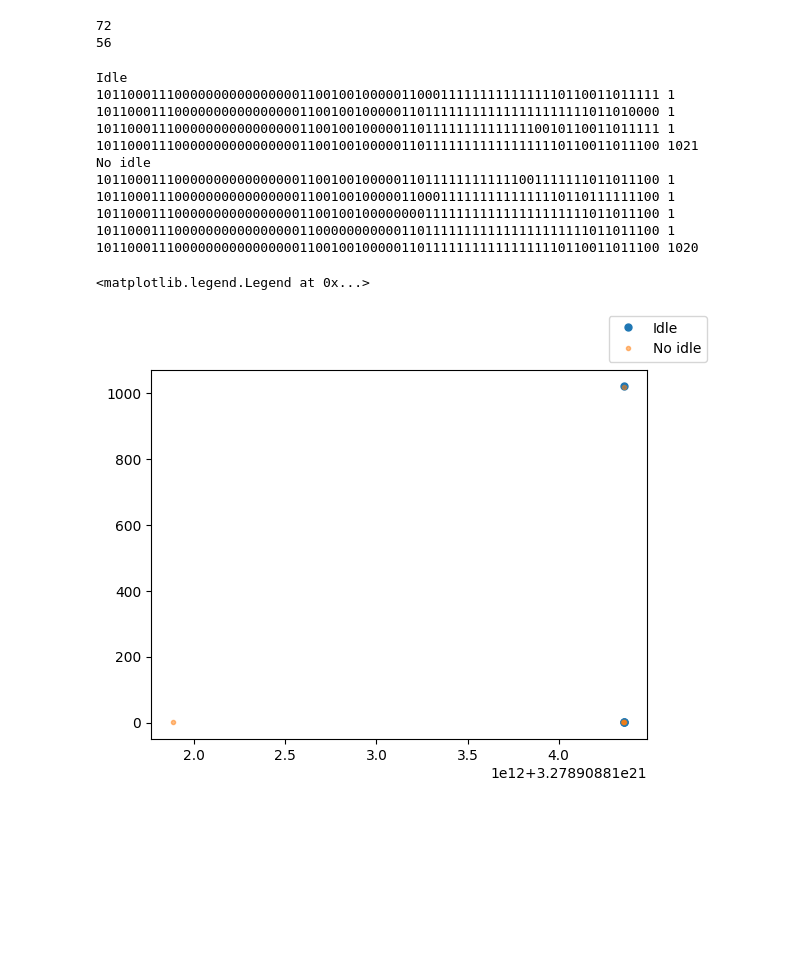
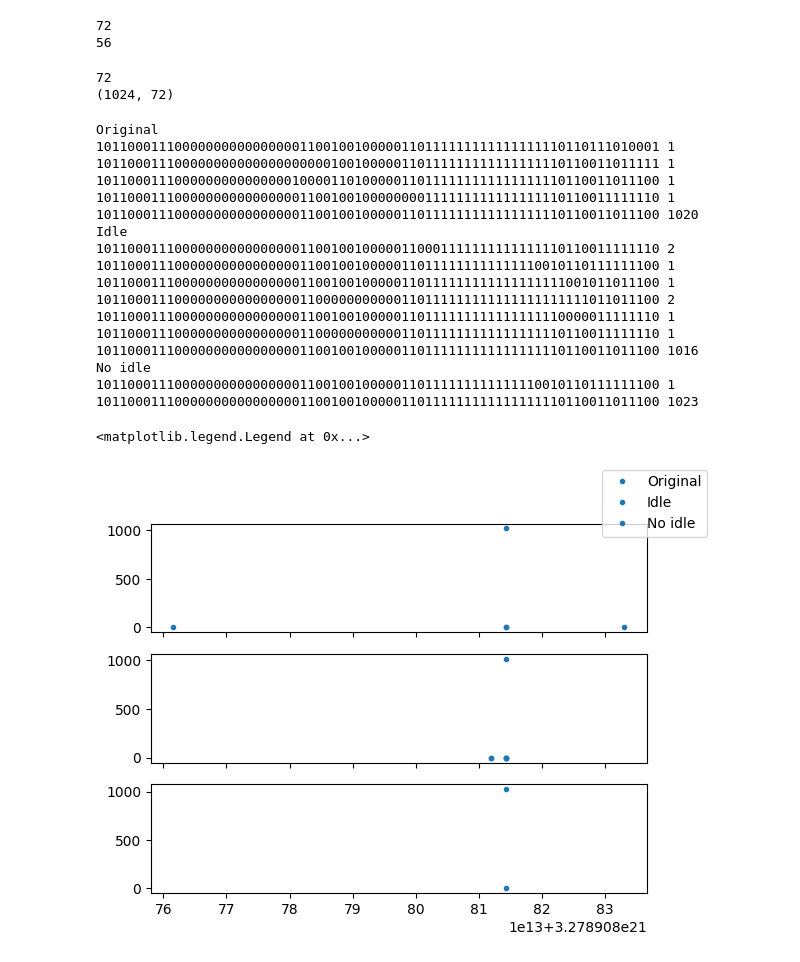
Before and after one commit to bdalfavero/calibrate-ibm, a Jupyter notebook: experiments/ATP/f14_idle_sampling.ipynb, the cells around one changed output. Cells and saved outputs as stored; diff of their text form; code cells hidden in the pictures; blank space fills up the shorter version.

Commit message:
Added samples from original circuit.

```diff
--- a/experiments/ATP/f14_idle_sampling.ipynb
+++ b/experiments/ATP/f14_idle_sampling.ipynb
@@ -61,3 +61,10 @@ circuit = qasm3.load(circuit_path)
 len(circuit.qubits)
 # %% [output]
 72
+# %%
+circuit_copy = circuit.copy()
+circuit_copy.measure_all()
+simulator = AerSimulator(method="matrix_product_state")
+result_original = simulator.run(circuit_copy).result()
+counts_original = result_original.get_counts(0)
+print(counts_original)
@@ -183,13 +192,27 @@ def bool_array_to_int_list(bool_array: np.ndarray) -> List[int]:
     for row in bool_array:
         ints.append(bool_list_to_int(row.tolist()))
     return ints
+# %%
+print(circuit.num_qubits)
+bit_array_original = BitArray.from_counts(counts_original, num_bits=circuit.num_qubits)
+bool_array_original = bit_array_original.to_bool_array()
+print(bool_array_original.shape)
+ints_original = bool_array_to_int_list(bool_array_original)
+# %% [output]
+72
+(1024, 72)
 # %%
 ints_idle = bool_array_to_int_list(bool_array_idle)
 ints_no_idle = bool_array_to_int_list(bool_array_no_idle)
+# %%
+counter_original = Counter(ints_original)
 # %%
 counter_idle = Counter(ints_idle)
 counter_no_idle = Counter(ints_no_idle)
 # %%
+print("Original")
+for k, v in counter_original.items():
+    print(f"{k:b}", v)
 print("Idle")
 for k, v in counter_idle.items():
     print(f"{k:b}", v)
@@ -197,22 +220,29 @@ print("No idle")
 for k, v in counter_no_idle.items():
     print(f"{k:b}", v)
 # %% [output]
+Original
+101100011100000000000000001100100100000110111111111111111110110111010001 1
+101100011100000000000000000000100100000110111111111111111110110011011111 1
+101100011100000000000000010000110100000110111111111111111110110011011100 1
+101100011100000000000000001100100100000000111111111111111110110011111110 1
+101100011100000000000000001100100100000110111111111111111110110011011100 1020
 Idle
-101100011100000000000000001100100100000110001111111111111110110011011111 1
-101100011100000000000000001100100100000110111111111111111111111011010000 1
-101100011100000000000000001100100100000110111111111111110010110011011111 1
-101100011100000000000000001100100100000110111111111111111110110011011100 1021
+101100011100000000000000001100100100000110001111111111111110110011111110 2
+101100011100000000000000001100100100000110111111111111110010110111111100 1
+101100011100000000000000001100100100000110111111111111111111001011011100 1
+101100011100000000000000001100000000000110111111111111111111111011011100 2
+101100011100000000000000001100100100000110111111111111111110000011111110 1
+101100011100000000000000001100000000000110111111111111111110110011111110 1
+101100011100000000000000001100100100000110111111111111111110110011011100 1016
 No idle
-101100011100000000000000001100100100000110111111111111001111111011011100 1
-101100011100000000000000001100100100000110001111111111111110110111111100 1
-101100011100000000000000001100100100000000111111111111111111111011011100 1
-101100011100000000000000001100000000000110111111111111111111111011011100 1
-101100011100000000000000001100100100000110111111111111111110110011011100 1020
+101100011100000000000000001100100100000110111111111111110010110111111100 1
+101100011100000000000000001100100100000110111111111111111110110011011100 1023
 # %%
-fig, ax = plt.subplots()
-ax.plot(counter_idle.keys(), counter_idle.values(), '.', ms=10, label="Idle")
-ax.plot(counter_no_idle.keys(), counter_no_idle.values(), '.', alpha=0.5, label="No idle")
+fig, ax = plt.subplots(3, 1, sharex=True)
+ax[0].plot(counter_original.keys(), counter_original.values(), '.', label="Original")
+ax[1].plot(counter_idle.keys(), counter_idle.values(), '.', label="Idle")
+ax[2].plot(counter_no_idle.keys(), counter_no_idle.values(), '.', label="No idle")
 fig.legend()
 # %% [output]
 <matplotlib.legend.Legend at 0x...>
-[figure, old version]
+[figure, new version]
```
Also changed, not shown: parts of 6 cells of this notebook.
